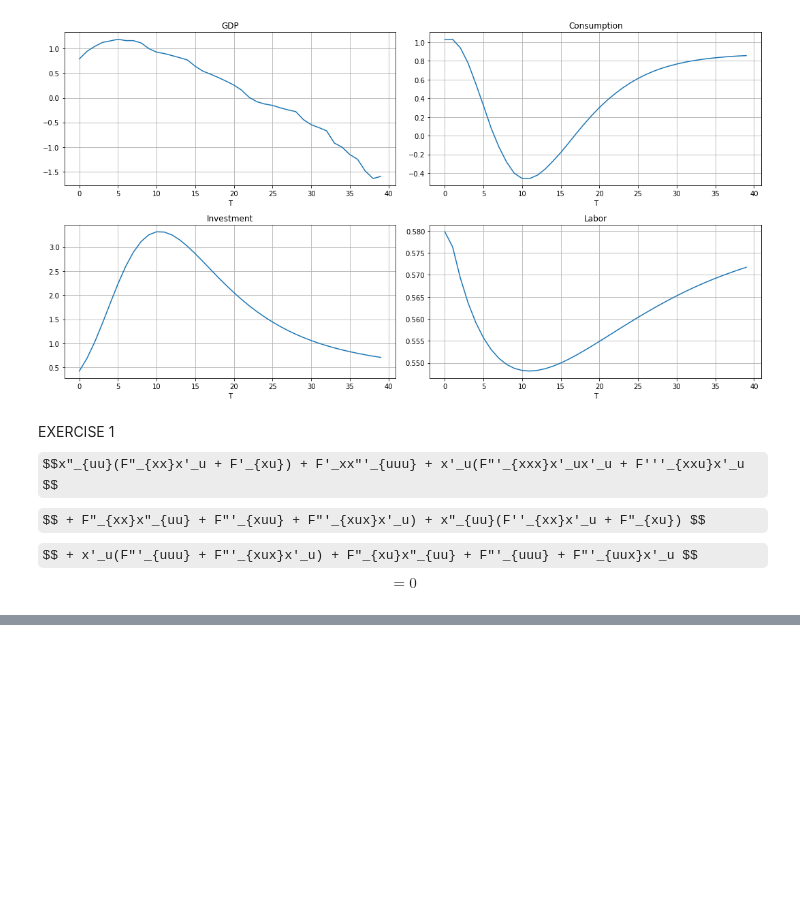
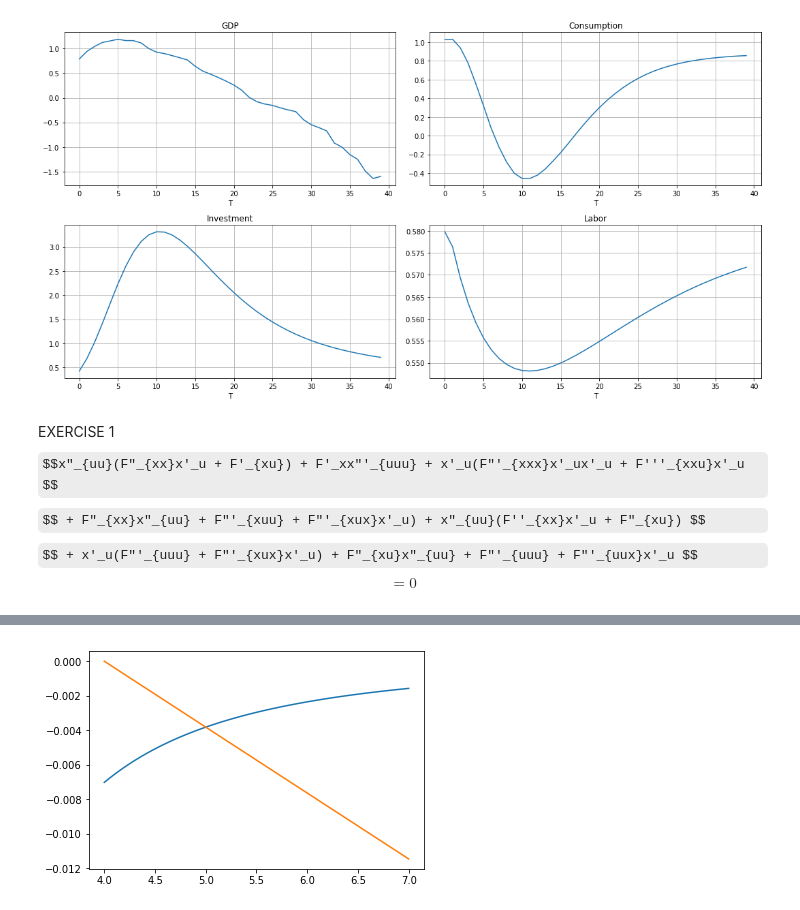
Before and after one commit to sophiesun123/BootCamp2018, a Jupyter notebook: ProbSets/Econ/ProbSet4/ProbSet4.ipynb, the cells around one changed output, grey strips where cells are left out. Saved outputs shown, nothing was run; the diff lists cells and outputs as text; code cells hidden in the pictures; some formulas as TeX source; blank space fills up the shorter version.

```diff
--- a/ProbSets/Econ/ProbSet4/ProbSet4.ipynb
+++ b/ProbSets/Econ/ProbSet4/ProbSet4.ipynb
@@ -567,0 +633,14 @@ $$ = 0$$
+# %%
+# EXERCISE 4
+def H(K):
+    return (α ** 2 * K ** (2 * (α - 1))) / (K ** α - K)
+def H1(K):
+    return 2 * (α - 1) * K ** (2 * α - 1) * (K ** α - K) - (α * K ** (α - 1) - 1) * (α ** 2 * K ** (2 * (α - 1))) / (K ** α - K) ** 2
+K0 = 5
+Kgrid = np.linspace(4, 7)
+K = H(K0) + H(K0) * (Kgrid - K0)
+plt.plot(Kgrid, H(Kgrid))
+plt.plot(Kgrid, K)
+plt.show()
+# %% [output]
+[figure, added]
```
Also changed, not shown: parts of 9 cells of this notebook, 1 other file.
